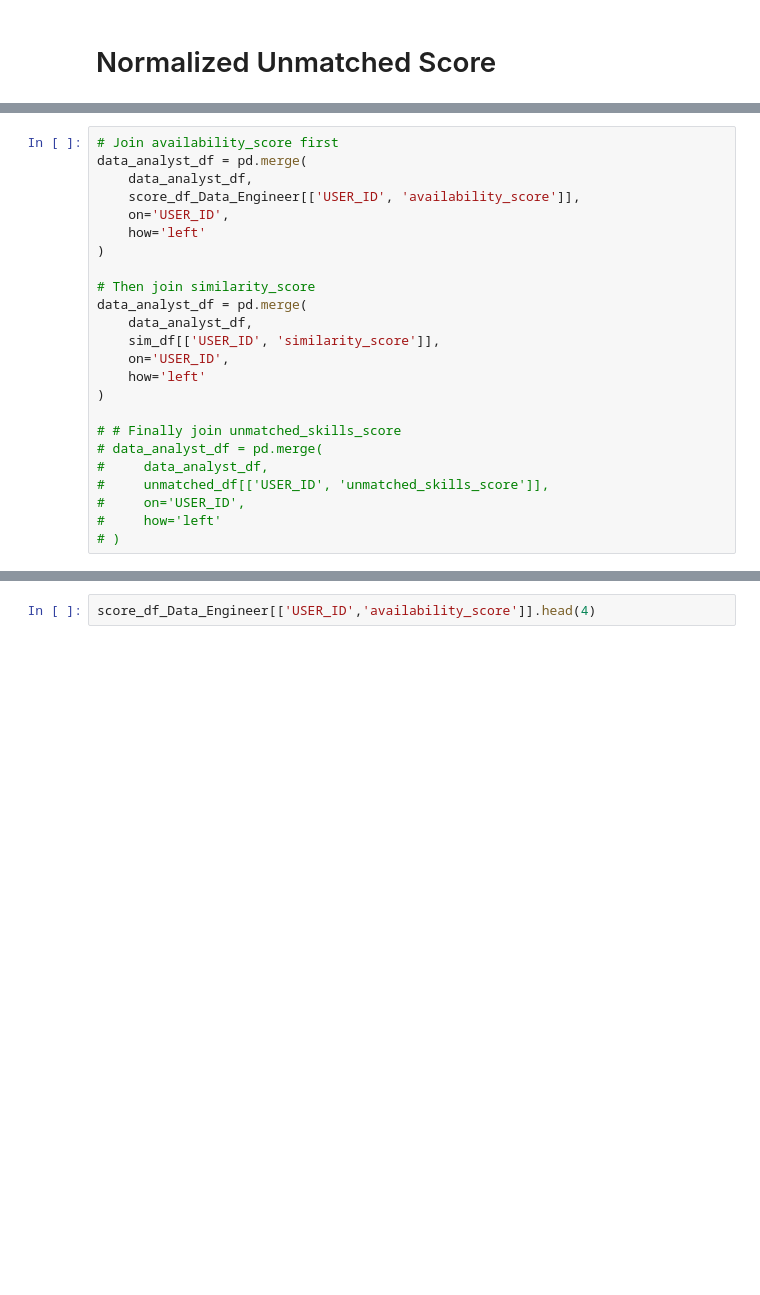
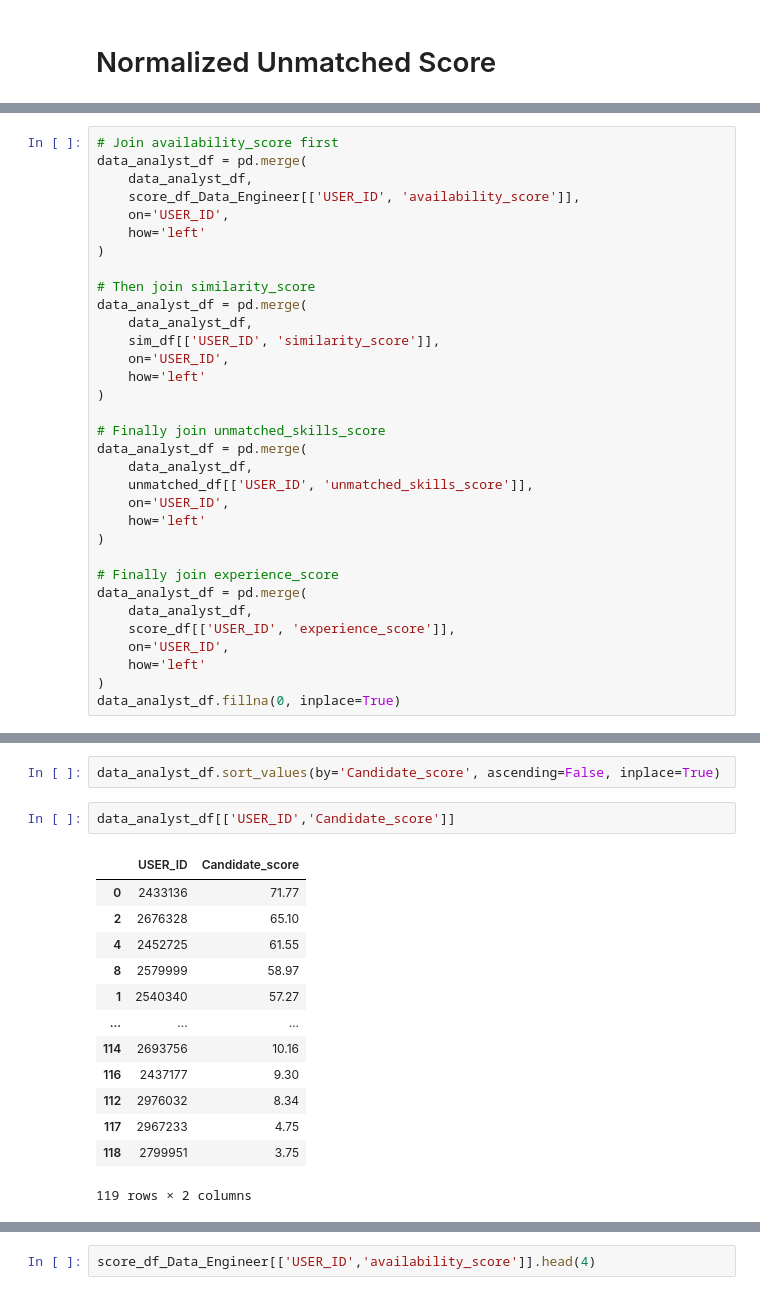
Before and after one commit to Yashsethi24/Skillfinder.AI_HEC_Data_Science_Challenge, a Jupyter notebook: Jupyter_notebooks/Step-5-Final_scoring_score.ipynb, the cells around one changed output, grey strips where cells are left out. Cells and saved outputs as stored; diff of their text form; blank space fills up the shorter version.

```diff
--- a/Jupyter_notebooks/Step-5-Final_scoring_score.ipynb
+++ b/Jupyter_notebooks/Step-5-Final_scoring_score.ipynb
@@ -1058,10 +356,19 @@ data_analyst_df = pd.merge(
     how='left'
 )
 
-# # Finally join unmatched_skills_score
-# data_analyst_df = pd.merge(
-#     data_analyst_df,
-#     unmatched_df[['USER_ID', 'unmatched_skills_score']],
-#     on='USER_ID',
-#     how='left'
-# )
+# Finally join unmatched_skills_score
+data_analyst_df = pd.merge(
+    data_analyst_df,
+    unmatched_df[['USER_ID', 'unmatched_skills_score']],
+    on='USER_ID',
+    how='left'
+)
+
+# Finally join experience_score
+data_analyst_df = pd.merge(
+    data_analyst_df,
+    score_df[['USER_ID', 'experience_score']],
+    on='USER_ID',
+    how='left'
+)
+data_analyst_df.fillna(0, inplace=True)
@@ -1085,0 +609,18 @@ sim_df.head(4)
+# %%
+data_analyst_df.sort_values(by='Candidate_score', ascending=False, inplace=True)
+# %%
+data_analyst_df[['USER_ID','Candidate_score']]
+# %% [output]
+|  | USER_ID | Candidate_score |
+| 0 | 2433136 | 71.77 |
+| 2 | 2676328 | 65.10 |
+| 4 | 2452725 | 61.55 |
+| 8 | 2579999 | 58.97 |
+| 1 | 2540340 | 57.27 |
+| ... | ... | ... |
+| 114 | 2693756 | 10.16 |
+| 116 | 2437177 | 9.30 |
+| 112 | 2976032 | 8.34 |
+| 117 | 2967233 | 4.75 |
+| 118 | 2799951 | 3.75 |
+119 rows × 2 columns
```
Also changed, not shown: parts of 59 cells of this notebook, 5 other files.
